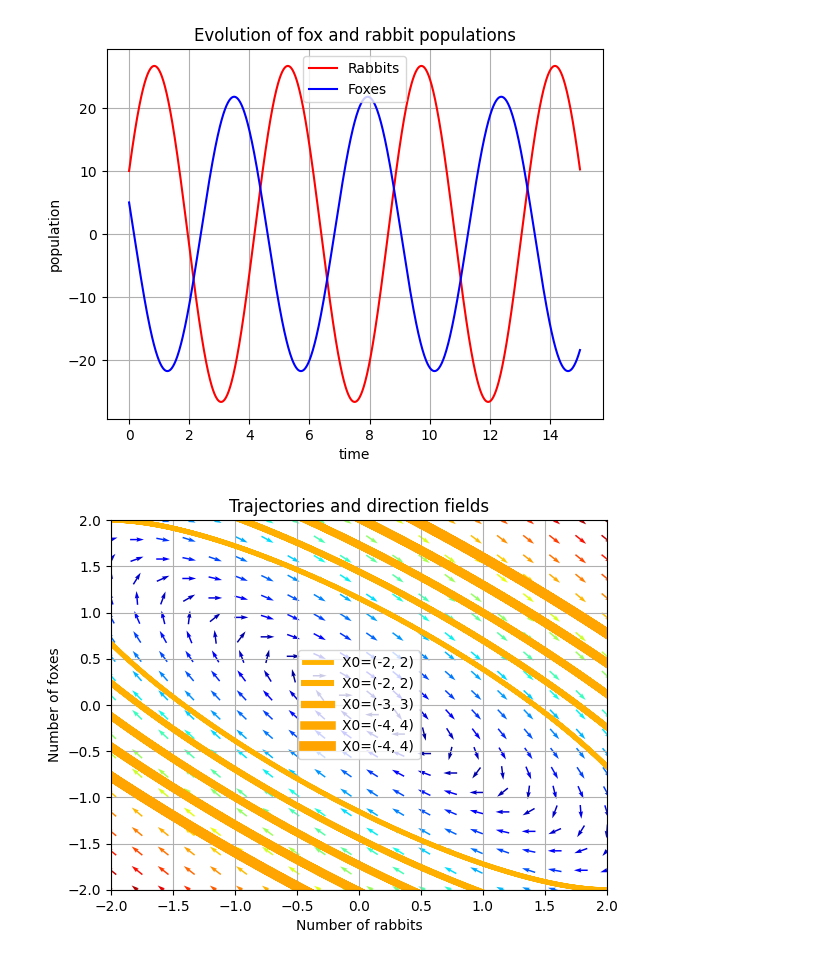
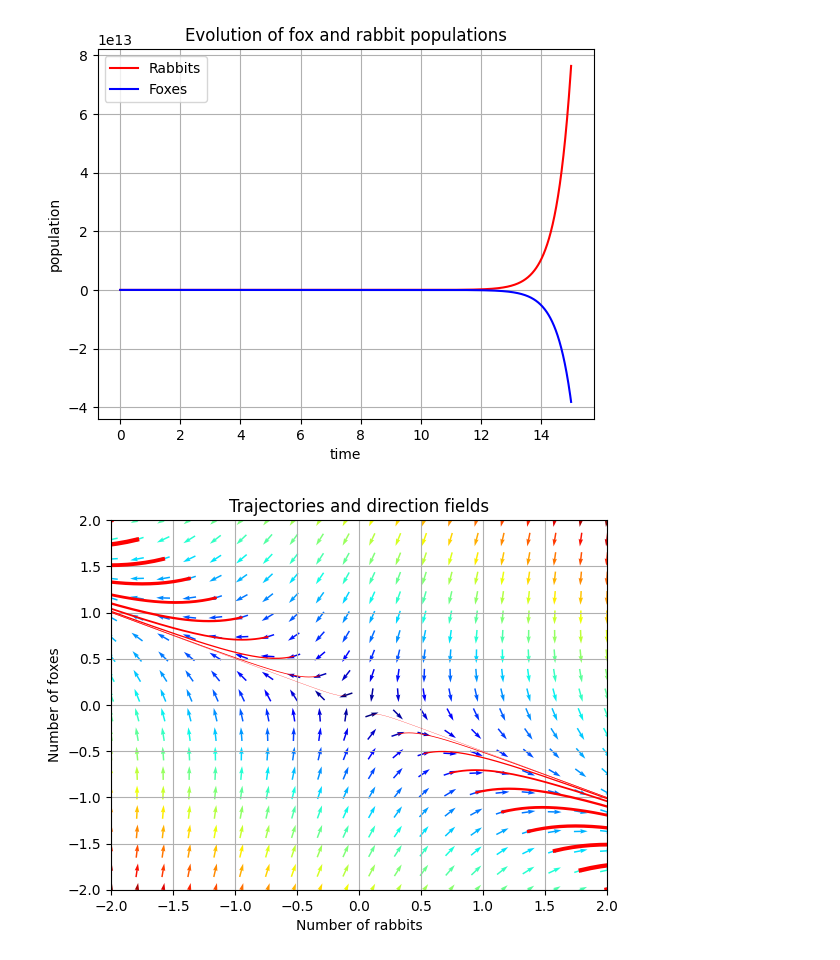
Before and after one commit to tangvanminh/ex2, a Jupyter notebook: t.ipynb, the cells around one changed output. Saved outputs shown, nothing was run; the diff lists cells and outputs as text; code cells hidden in the pictures.

```diff
--- a/t.ipynb
+++ b/t.ipynb
@@ -58,12 +58,19 @@ from scipy.integrate import odeint
 import numpy as np
 import matplotlib.pyplot as plt
 from sympy import Symbol, Function, Derivative, Eq, dsolve, solve
-a = int(input("a = "))
-b = int(input("b = "))
-c = int(input("c = "))
-d = int(input("d = "))
-r0 = int(input("r0 = "))
-j0 = int(input("j0 = "))
+# a = int(input("a = "))
+# b = int(input("b = "))
+# c = int(input("c = "))
+# d = int(input("d = "))
+# r0 = int(input("r0 = "))
+# j0 = int(input("j0 = "))
+
+a = 1
+b = -1
+c = 1
+d = 1
+r0 = 1
+j0 = 1
 
 t = Symbol('t')
 r = Function('r')(t)
@@ -80,7 +87,7 @@ j = s[1].subs(constants)
 r = r.rhs
 j = j.rhs
 print("R = ", r)
-print("J = ", r)
+print("J = ", j)
 
 
 def love(y, t):
@@ -104,6 +111,8 @@ plt.xlabel("time")
 # plt.ylabel("y[R,J]")
 plt.title("love between Romeo and Juliet")
 plt.legend(["Romeo","Juliet"])
+plt.xlim([0, 20])
+plt.ylim([-100, 100])
 plt.savefig('images/plot.png')
 plt.show()
 
@@ -135,7 +144,7 @@ plt.xlim([-10, 10])
 plt.ylim([-10, 10])
 
 
-for y20 in [0, 0.01, 0.02, -0.01, -0.02]:
+for y20 in [0, 1, 2, -3, -4]:
     tspan = np.linspace(0, 50, 200)
     y0 = [0, y20]
     ys = odeint(love, y0, tspan)
@@ -156,10 +165,10 @@ J =  0
 from numpy import *
 import pylab as p
 # Definition of parameters
-a = 2
-b = 3
-c = -2
-d = -2
+a = 1
+b = -2
+c = -3
+d = -4
 def dX_dt(X, t=0):
     """ Return the growth rate of fox and rabbit populations. """
     return array([ a*X[0] +   b*X[1] ,
@@ -172,7 +181,7 @@ t = linspace(0, 15,  1000)              # time
 X0 = array([10, 5])                     # initials conditions: 10 rabbits and 5 foxes
 X, infodict = integrate.odeint(dX_dt, X0, t, full_output=True)
 infodict['message']                     # >>> 'Integration successful.'
-X_f1 = array([ -2,2])
+X_f1 = array([-2, 2])
 #!python
 rabbits, foxes = X.T
 f1 = p.figure()
@@ -185,8 +194,8 @@ p.ylabel('population')
 p.title('Evolution of fox and rabbit populations')
 f1.savefig('rabbits_and_foxes_1.png')
 
-values  = linspace(0.1, 1, 5)                          # position of X0 between X_f0 and X_f1
-vcolors = p.cm.autumn_r(linspace(0.3, 1.))  # colors for each trajectory
+values  = linspace(-1, 1, 20)                          # position of X0 between X_f0 and X_f1
+vcolors = p.cm.autumn_r(linspace(1., 1.))  # colors for each trajectory
 
 f2 = p.figure()
 
@@ -199,33 +208,33 @@ for v, col in zip(values, vcolors):
 
 #-------------------------------------------------------
 # define a grid and compute direction at each point
 ymax = p.ylim(ymin=0)[1]                        # get axis limits
 xmax = p.xlim(xmin=0)[1]
 nb_points   = 20
 
 x = linspace(-2, 2, 20)
 y = linspace(-2, 2, 20)
 
 X1 , Y1  = meshgrid(x, y)                       # create a grid
 DX1, DY1 = dX_dt([X1, Y1])                      # compute growth rate on the gridt
 M = (hypot(DX1, DY1))                           # Norm of the growth rate
 M[ M == 0] = 1.                                 # Avoid zero division errors
 DX1 /= M                                        # Normalize each arrows
 DY1 /= M
 
 #-------------------------------------------------------
 # Drow direction fields, using matplotlib 's quiver function
 # I choose to plot normalized arrows and to use colors to give information on
 # the growth speed
 p.title('Trajectories and direction fields')
 Q = p.quiver(X1, Y1, DX1, DY1, M, pivot='mid', cmap=p.cm.jet)
 p.xlabel('Number of rabbits')
 p.ylabel('Number of foxes')
-p.legend()
+
 p.grid()
 p.xlim(-2 ,2)
 p.ylim(-2 ,2)
 f2.savefig('rabbits_and_foxes_2.png')
 # %% [output]
-[figure, old version]
+[figure, new version]
-[figure, old version]
+[figure, new version]
```
Also changed, not shown: parts of 2 cells of this notebook, 2 other files.
